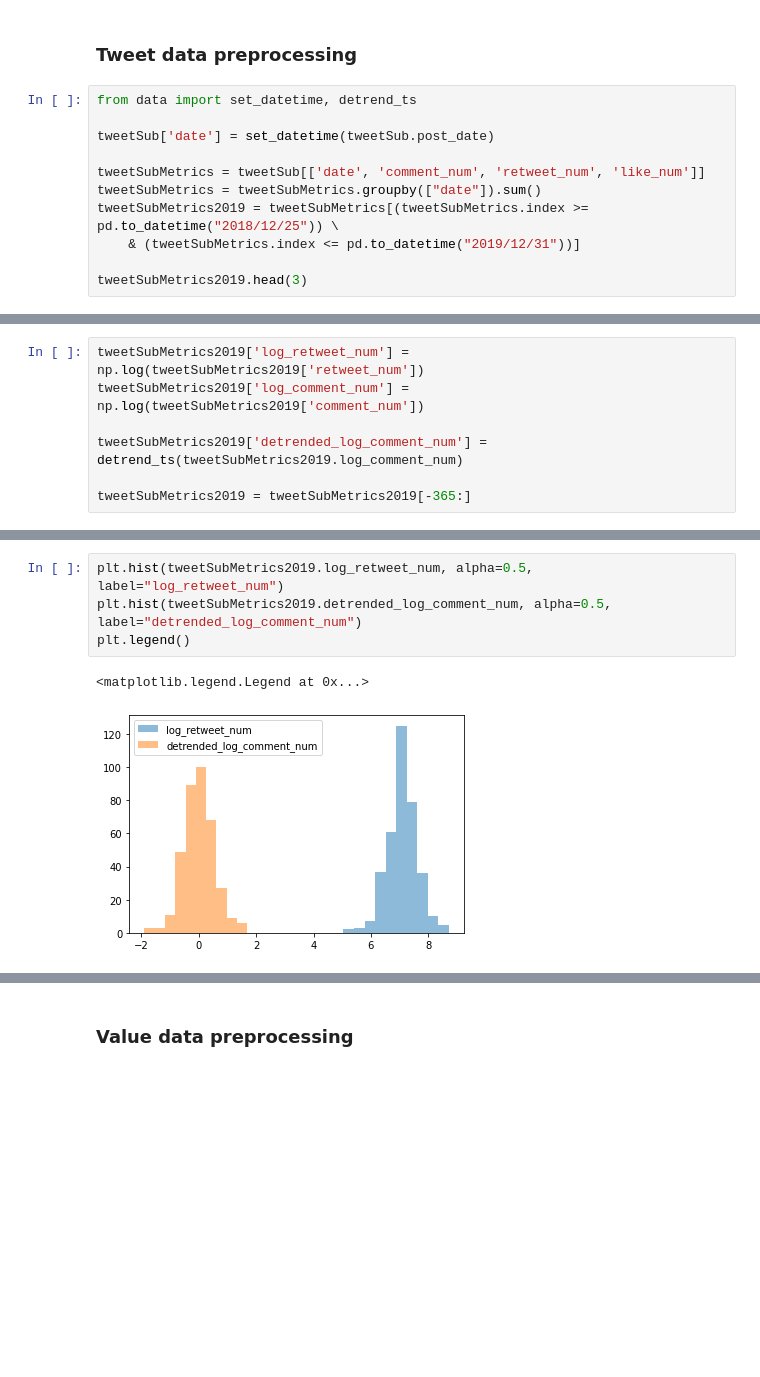
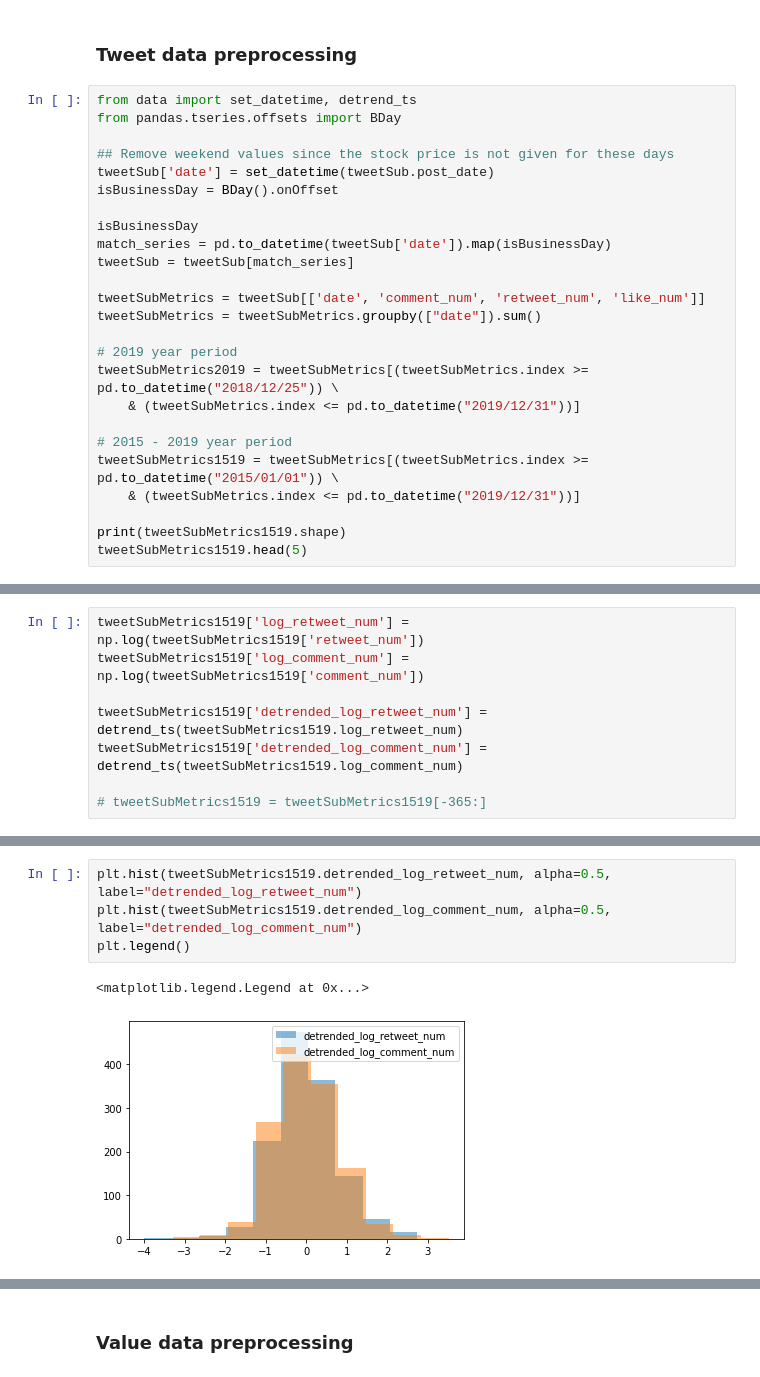
Before and after one commit to dssaenzml/ml703_timeSeriesCausalDiscovery, a Jupyter notebook: Pytrad/stocks_causal_discovery_pytrad.ipynb, the cells around one changed output, grey strips where cells are left out. Saved outputs shown, nothing was run; the diff lists cells and outputs as text; blank space fills up the shorter version.

```diff
--- a/Pytrad/stocks_causal_discovery_pytrad.ipynb
+++ b/Pytrad/stocks_causal_discovery_pytrad.ipynb
@@ -69,13 +69,27 @@ Company tweets:
 ### Tweet data preprocessing
 # %%
 from data import set_datetime, detrend_ts
+from pandas.tseries.offsets import BDay
 
+## Remove weekend values since the stock price is not given for these days
 tweetSub['date'] = set_datetime(tweetSub.post_date)
+isBusinessDay = BDay().onOffset
+
+isBusinessDay
+match_series = pd.to_datetime(tweetSub['date']).map(isBusinessDay)
+tweetSub = tweetSub[match_series]
 
 tweetSubMetrics = tweetSub[['date', 'comment_num', 'retweet_num', 'like_num']]
 tweetSubMetrics = tweetSubMetrics.groupby(["date"]).sum()
+
+# 2019 year period
 tweetSubMetrics2019 = tweetSubMetrics[(tweetSubMetrics.index >= pd.to_datetime("2018/12/25")) \
     & (tweetSubMetrics.index <= pd.to_datetime("2019/12/31"))]
 
-tweetSubMetrics2019.head(3)
+# 2015 - 2019 year period
+tweetSubMetrics1519 = tweetSubMetrics[(tweetSubMetrics.index >= pd.to_datetime("2015/01/01")) \
+    & (tweetSubMetrics.index <= pd.to_datetime("2019/12/31"))]
+
+print(tweetSubMetrics1519.shape)
+tweetSubMetrics1519.head(5)
 # %% [output]
@@ -92,10 +104,11 @@ See the caveats in the documentation: https://pandas.pydata.org/pandas-docs/stab
 # %%
-tweetSubMetrics2019['log_retweet_num'] = np.log(tweetSubMetrics2019['retweet_num'])
-tweetSubMetrics2019['log_comment_num'] = np.log(tweetSubMetrics2019['comment_num'])
+tweetSubMetrics1519['log_retweet_num'] = np.log(tweetSubMetrics1519['retweet_num'])
+tweetSubMetrics1519['log_comment_num'] = np.log(tweetSubMetrics1519['comment_num'])
 
-tweetSubMetrics2019['detrended_log_comment_num'] = detrend_ts(tweetSubMetrics2019.log_comment_num)
+tweetSubMetrics1519['detrended_log_retweet_num'] = detrend_ts(tweetSubMetrics1519.log_retweet_num)
+tweetSubMetrics1519['detrended_log_comment_num'] = detrend_ts(tweetSubMetrics1519.log_comment_num)
 
-tweetSubMetrics2019 = tweetSubMetrics2019[-365:]
+# tweetSubMetrics1519 = tweetSubMetrics1519[-365:]
 # %% [output]
 A value is trying to be set on a copy of a slice from a DataFrame.
 Try using .loc[row_indexer,col_indexer] = value instead
@@ -122,10 +140,10 @@ plt.legend()
 # %%
-plt.hist(tweetSubMetrics2019.log_retweet_num, alpha=0.5, label="log_retweet_num")
-plt.hist(tweetSubMetrics2019.detrended_log_comment_num, alpha=0.5, label="detrended_log_comment_num")
+plt.hist(tweetSubMetrics1519.detrended_log_retweet_num, alpha=0.5, label="detrended_log_retweet_num")
+plt.hist(tweetSubMetrics1519.detrended_log_comment_num, alpha=0.5, label="detrended_log_comment_num")
 plt.legend()
 # %% [output]
 <matplotlib.legend.Legend at 0x...>
-[figure, old version]
+[figure, new version]
 # %%
 from statsmodels.tsa.stattools import adfuller
 
```
Also changed, not shown: parts of 33 cells of this notebook, 1 other file.
